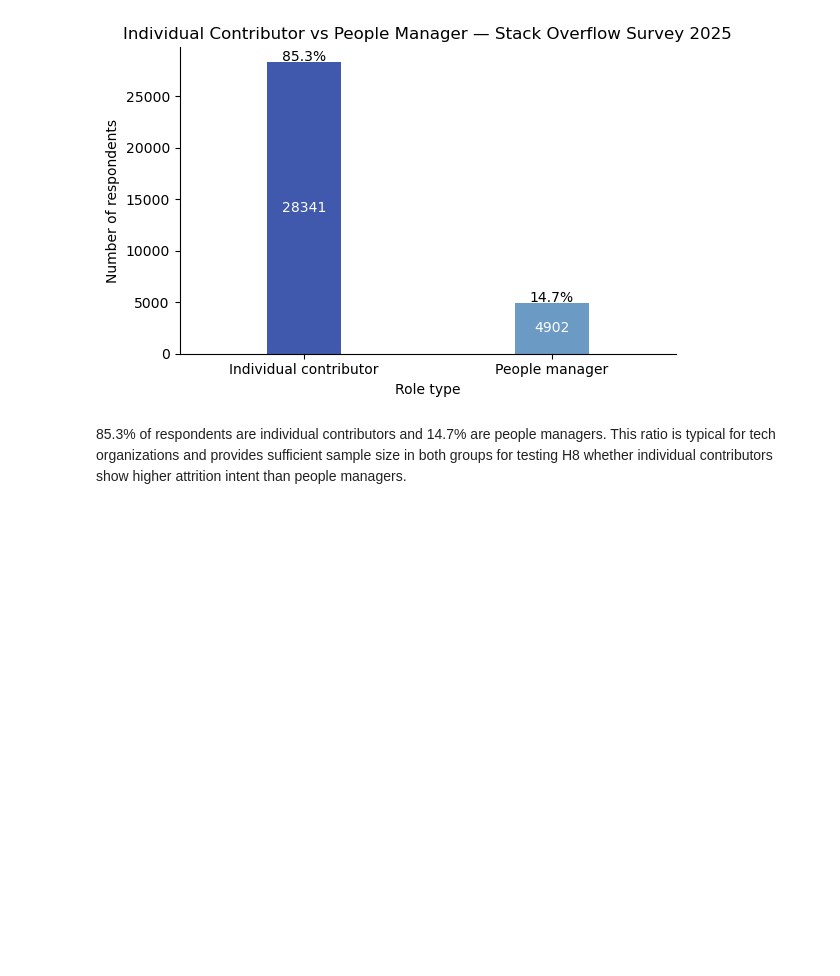
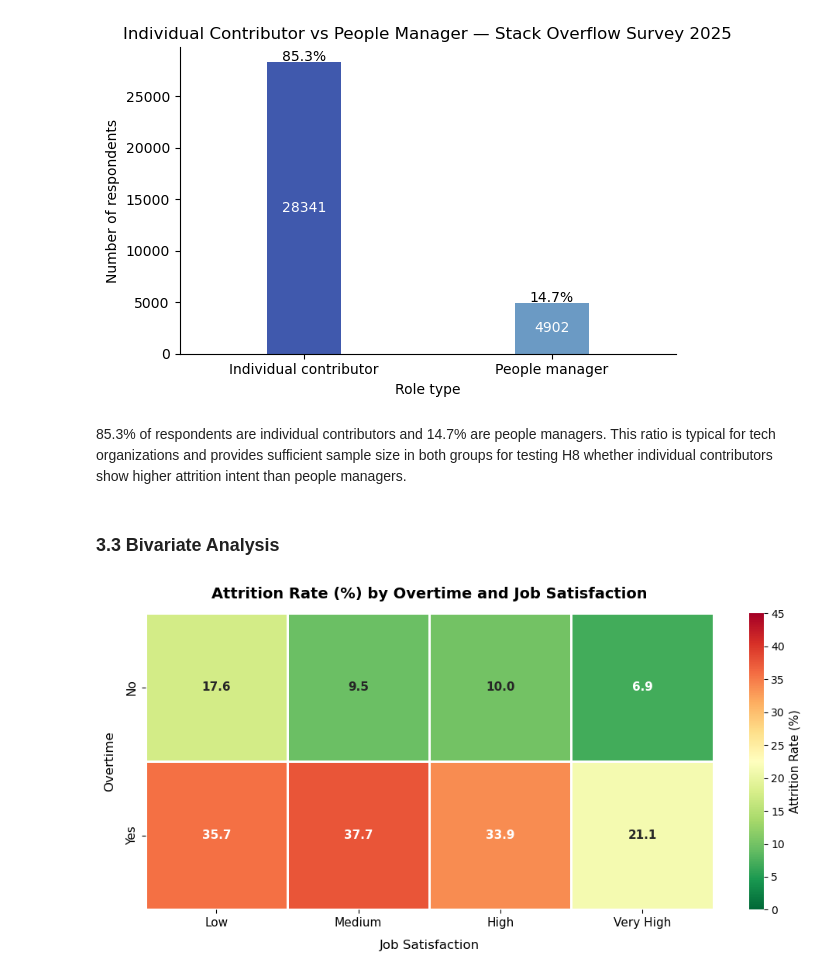
Before and after one commit to amanova1/why-employees-leave, a Jupyter notebook: why_employees_leave.ipynb, the cells around one changed output. Saved outputs shown, nothing was run; the diff lists cells and outputs as text; code cells hidden in the pictures; blank space fills up the shorter version.

Commit message:
add bivariate analysis

```diff
--- a/why_employees_leave.ipynb
+++ b/why_employees_leave.ipynb
@@ -229,9 +227,7 @@ The columns which carry no analytical value are removed before analysis:
 - EmployeeNumber (a row identifier, not a predictor)
 - DailyRate and HourlyRate (we use MonthlyIncome)
 # %%
-cols_to_remove = ['EmployeeCount', 'StandardHours', 'Over18',
-                'EmployeeNumber', 'DailyRate', 'HourlyRate']
-
+cols_to_remove = ['EmployeeCount', 'StandardHours', 'Over18', 'EmployeeNumber', 'DailyRate', 'HourlyRate']
 hr_data = hr_data.drop(columns=cols_to_remove, errors='ignore')
 print(f"Remaining columns: {hr_data.shape[1]}")
 print(hr_data.columns.tolist())
@@ -715,3 +685,29 @@ plt.show()
 [figure]
 # %% [markdown]
 85.3% of respondents are individual contributors and 14.7% are people managers. This ratio is typical for tech organizations and provides sufficient sample size in both groups for testing H8 whether individual contributors show higher attrition intent than people managers.
+# %% [markdown]
+### 3.3 Bivariate Analysis
+# %%
+fig, ax = plt.subplots(figsize=(10, 5))
+
+pivot = hr_data.groupby(['OverTime', 'JobSatisfaction'])['Attrition_binary'].mean() * 100
+pivot = pivot.unstack()
+pivot.columns = ['Low', 'Medium', 'High', 'Very High']
+
+sns.heatmap(pivot, annot=True, fmt='.1f', cmap='RdYlGn_r', ax=ax, linewidths=0.8, linecolor='white', annot_kws={"size": 11, "weight": "bold"}, vmin=0, vmax=45)
+
+ax.set_title('Attrition Rate (%) by Overtime and Job Satisfaction', fontsize=14, fontweight='bold', pad=14)
+ax.set_xlabel('Job Satisfaction', fontsize=12, labelpad=10)
+ax.set_ylabel('Overtime', fontsize=12, labelpad=10)
+
+ax.set_xticklabels(ax.get_xticklabels(), fontsize=11)
+ax.set_yticklabels(ax.get_yticklabels(), fontsize=11)
+
+cbar = ax.collections[0].colorbar
+cbar.set_label('Attrition Rate (%)', fontsize=11)
+cbar.ax.tick_params(labelsize=10)
+
+plt.tight_layout()
+plt.show()
+# %% [output]
+[figure, added]
```
Also changed, not shown: parts of 17 cells of this notebook.
